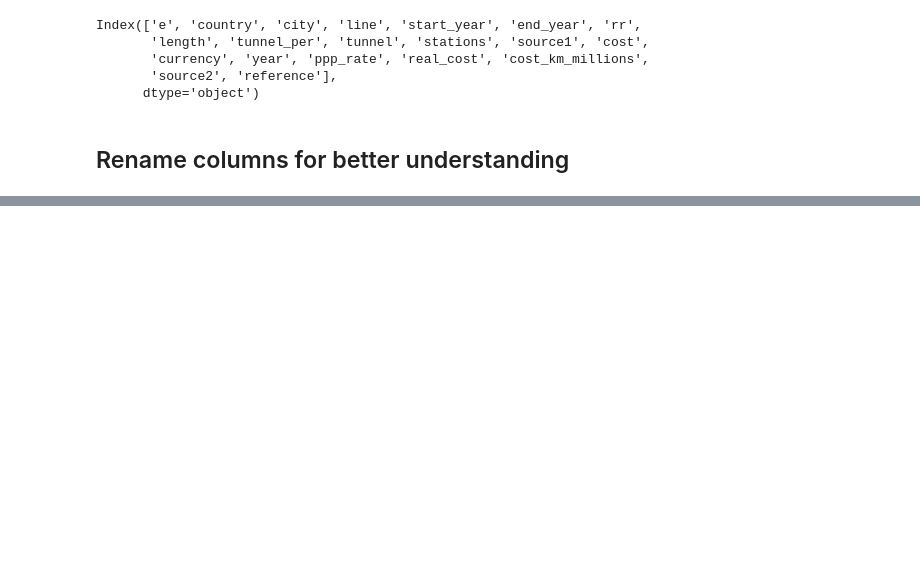
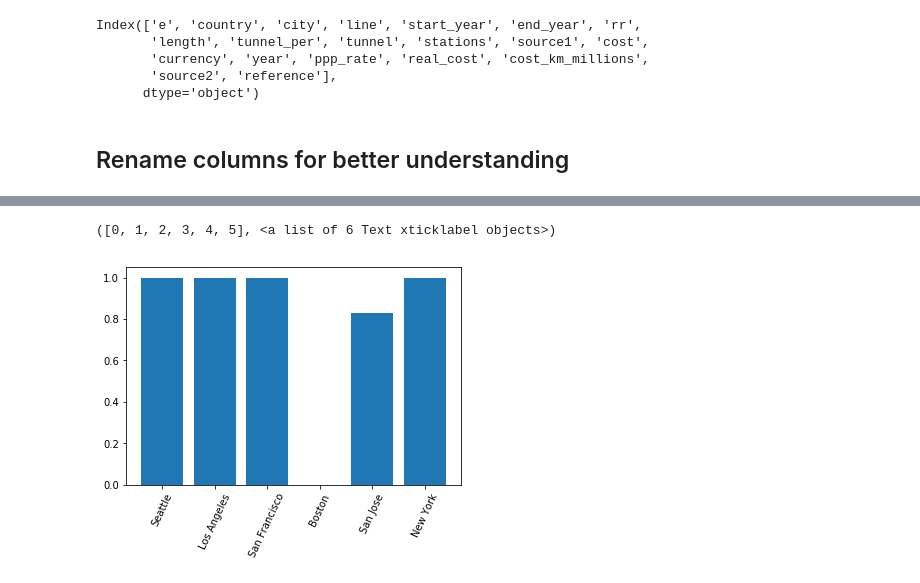
Before and after one commit to jessicaspaun/TidyTuesday, a Jupyter notebook: 2021/2021-01-05.ipynb, the cells around one changed output, grey strips where cells are left out. Saved outputs shown, nothing was run; the diff lists cells and outputs as text; code cells hidden in the pictures; blank space fills up the shorter version.

```diff
--- a/2021/2021-01-05.ipynb
+++ b/2021/2021-01-05.ipynb
@@ -43,0 +122,6 @@ country_transit.to_csv('country_transit.csv')
+# %%
+plt.bar(us_transit['city'], us_transit['tunnel_per_complete'])
+plt.xticks(rotation=65)
+# %% [output]
+([0, 1, 2, 3, 4, 5], <a list of 6 Text xticklabel objects>)
+[figure, added]
```
Also changed, not shown: parts of 24 cells of this notebook.
